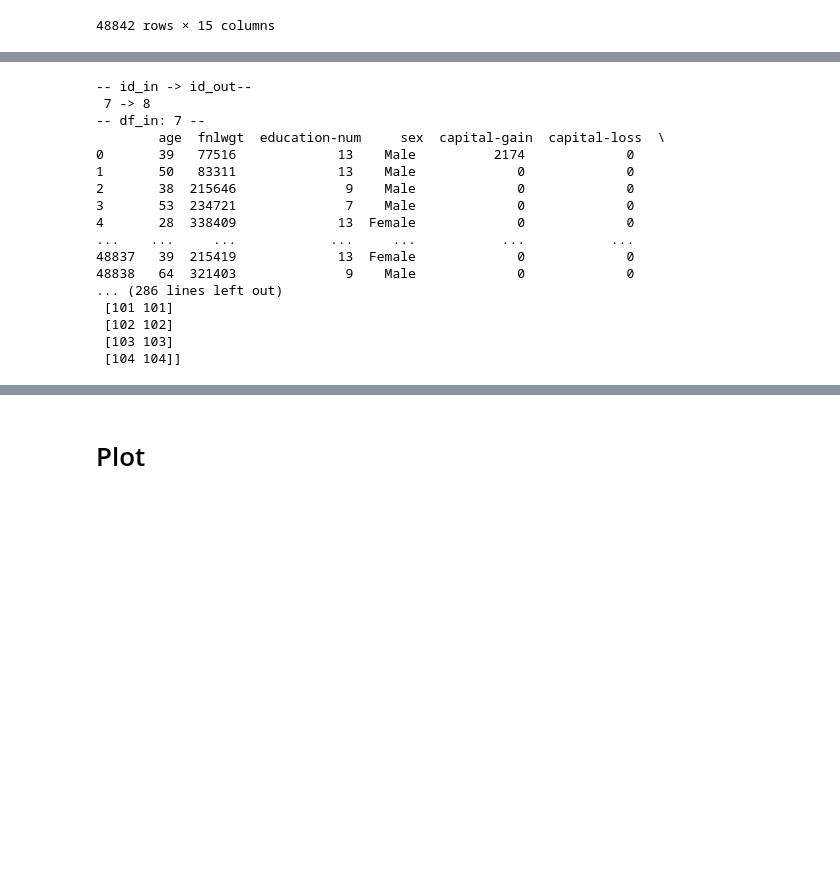
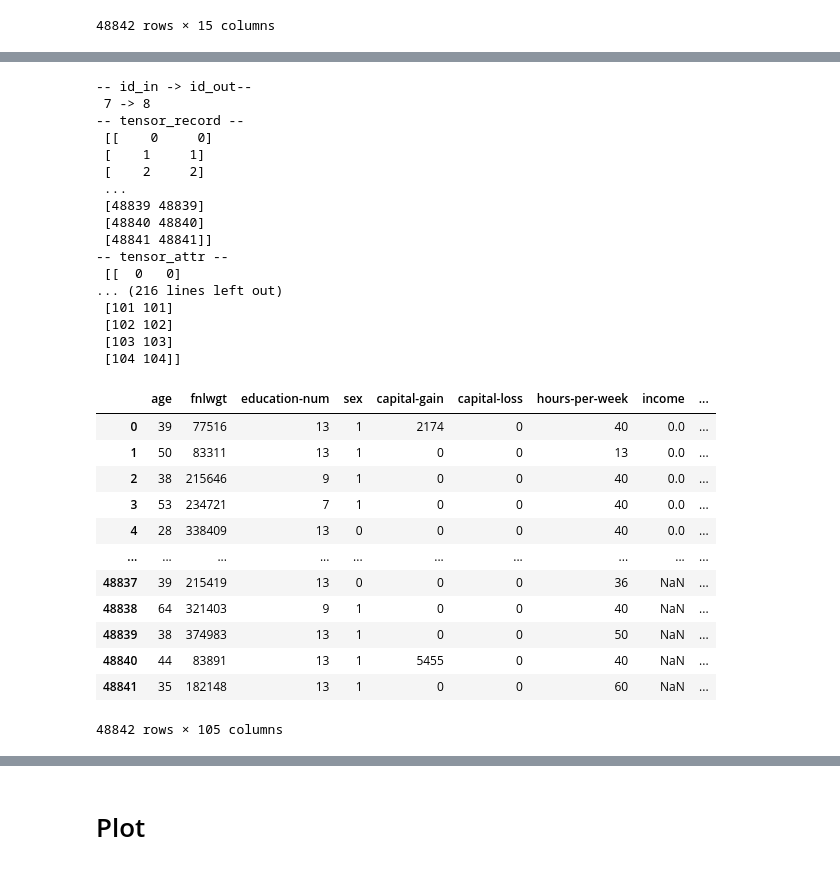
Before and after one commit to yuyan-z/tensor_prov, a Jupyter notebook: examples/evaluation.ipynb, the cells around one changed output, grey strips where cells are left out. Cells and saved outputs as stored; diff of their text form; code cells hidden in the pictures; blank space fills up the shorter version.

```diff
--- a/examples/evaluation.ipynb
+++ b/examples/evaluation.ipynb
@@ -644,22 +678,37 @@ census_wdf = wpd.get_dummies(census_wdf, columns=categorical_cols, dtype=int)
 # %%
-# C3
-census_wdf = census_wdf.replace({'sex': {'Male': 1, 'Female': 0}, 'label': {'<=50K': 0, '>50K': 1}})
+# C3: Two columns sex, income were binarized.
+census_wdf["sex"] = census_wdf["sex"].map({"Male": 1, "Female": 0})
+census_wdf["income"] = census_wdf["income"].map({"<=50K": 0, ">50K": 1})
+census_wdf
 # %% [output]
 -- id_in -> id_out--
  7 -> 8
--- df_in: 7 --
-        age  fnlwgt  education-num     sex  capital-gain  capital-loss  \
-0       39   77516             13    Male          2174             0
-1       50   83311             13    Male             0             0
-2       38  215646              9    Male             0             0
-3       53  234721              7    Male             0             0
-4       28  338409             13  Female             0             0
-...    ...     ...            ...     ...           ...           ...
-48837   39  215419             13  Female             0             0
-48838   64  321403              9    Male             0             0
-... (286 lines left out)
+-- tensor_record --
+ [[    0     0]
+ [    1     1]
+ [    2     2]
+ ...
+ [48839 48839]
+ [48840 48840]
+ [48841 48841]]
+-- tensor_attr --
+ [[  0   0]
+... (216 lines left out)
  [101 101]
  [102 102]
  [103 103]
  [104 104]]
+|  | age | fnlwgt | education-num | sex | capital-gain | capital-loss | hours-per-week | income | ... |
+| 0 | 39 | 77516 | 13 | 1 | 2174 | 0 | 40 | 0.0 | ... |
+| 1 | 50 | 83311 | 13 | 1 | 0 | 0 | 13 | 0.0 | ... |
+| 2 | 38 | 215646 | 9 | 1 | 0 | 0 | 40 | 0.0 | ... |
+| 3 | 53 | 234721 | 7 | 1 | 0 | 0 | 40 | 0.0 | ... |
+| 4 | 28 | 338409 | 13 | 0 | 0 | 0 | 40 | 0.0 | ... |
+| ... | ... | ... | ... | ... | ... | ... | ... | ... | ... |
+| 48837 | 39 | 215419 | 13 | 0 | 0 | 0 | 36 | NaN | ... |
+| 48838 | 64 | 321403 | 9 | 1 | 0 | 0 | 40 | NaN | ... |
+| 48839 | 38 | 374983 | 13 | 1 | 0 | 0 | 50 | NaN | ... |
+| 48840 | 44 | 83891 | 13 | 1 | 5455 | 0 | 40 | NaN | ... |
+| 48841 | 35 | 182148 | 13 | 1 | 0 | 0 | 60 | NaN | ... |
+48842 rows × 105 columns
 # %%
```
Also changed, not shown: parts of 32 cells of this notebook, 5 other files.
